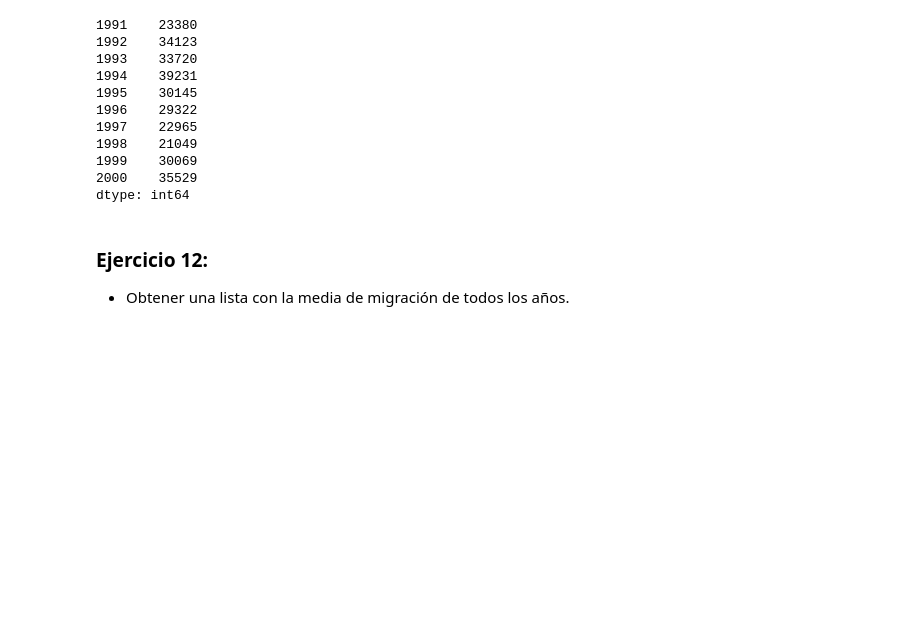
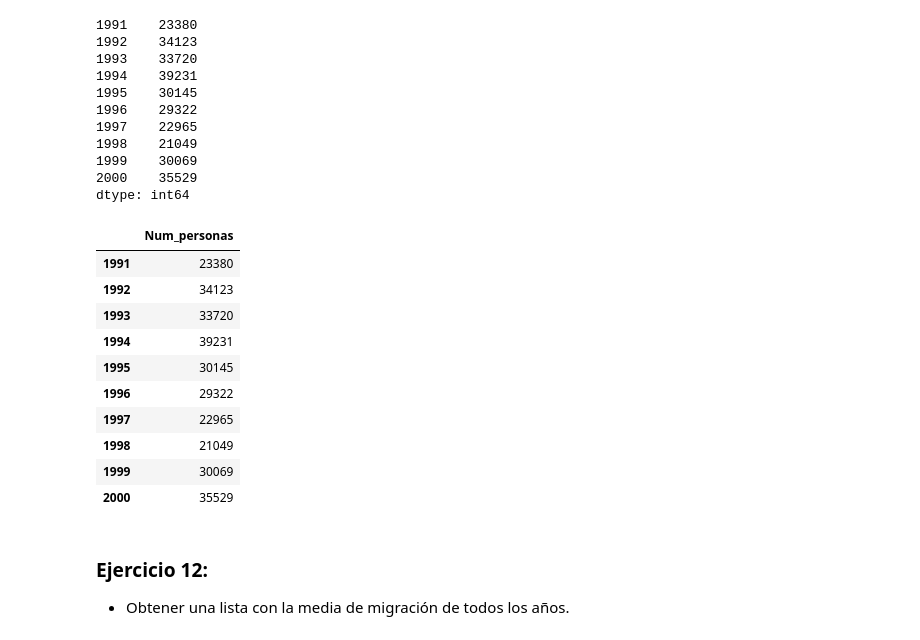
Before and after one commit to mplazap/Bootcamp_ejercicios, a Jupyter notebook: Tema 3 - Data Science/03.- Pandas (1)/03.pandas_1_ejercicios.ipynb, the cells around one changed output. Drawn from its saved outputs; the diff is of its cells as text; code cells hidden in the pictures; blank space fills up the shorter version.

```diff
--- a/Tema 3 - Data Science/03.- Pandas (1)/03.pandas_1_ejercicios.ipynb
+++ b/Tema 3 - Data Science/03.- Pandas (1)/03.pandas_1_ejercicios.ipynb
@@ -171,6 +169,21 @@ max_value
 1999    30069
 2000    35529
 dtype: int64
+# %%
+# En un data frame
+pd.DataFrame(df[range(1991, 2001)].max(), columns=['Num_personas'])
+# %% [output]
+|  | Num_personas |
+| 1991 | 23380 |
+| 1992 | 34123 |
+| 1993 | 33720 |
+| 1994 | 39231 |
+| 1995 | 30145 |
+| 1996 | 29322 |
+| 1997 | 22965 |
+| 1998 | 21049 |
+| 1999 | 30069 |
+| 2000 | 35529 |
 # %% [markdown]
 ### Ejercicio 12:
 - Obtener una lista con la media de migración de todos los años.
```
Also changed, not shown: parts of 18 cells of this notebook.
